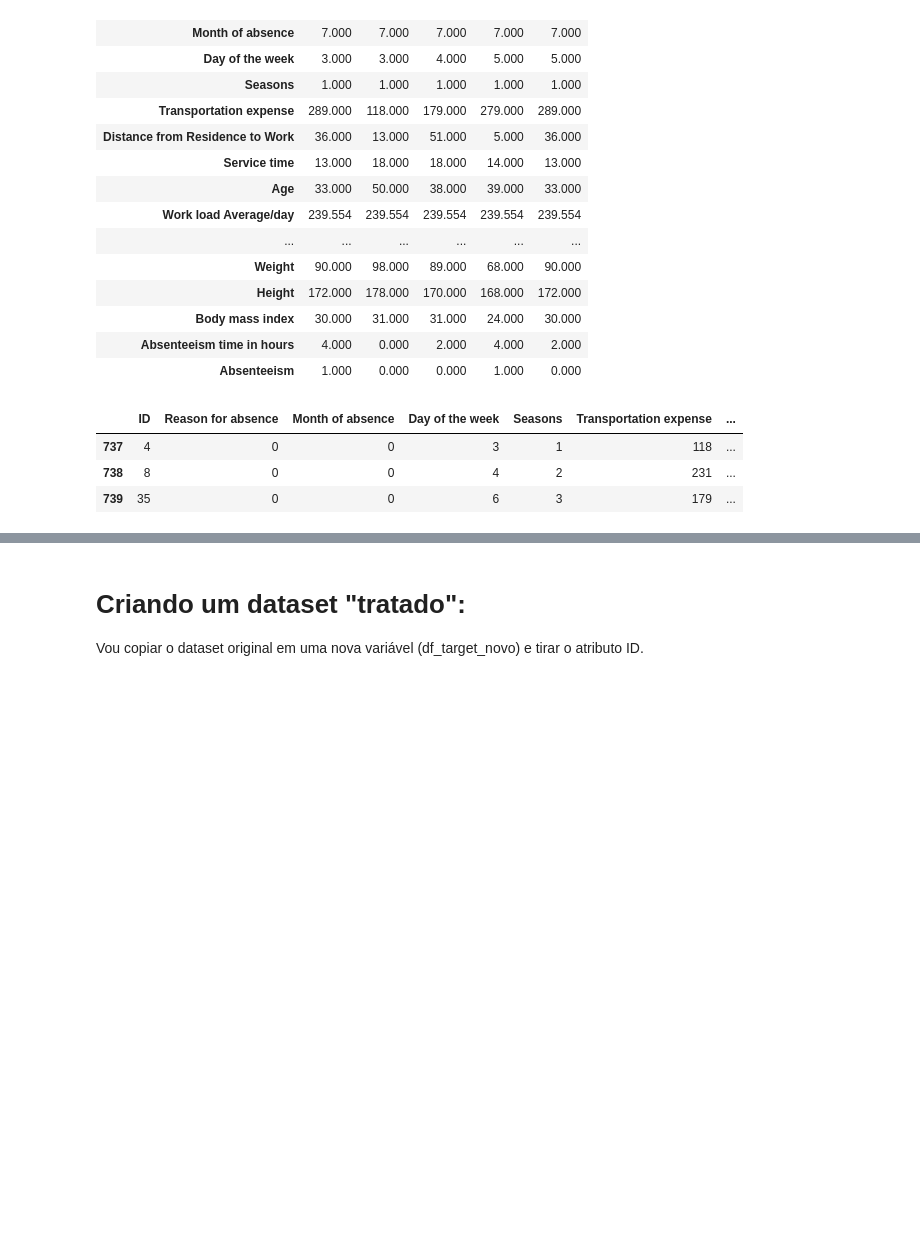
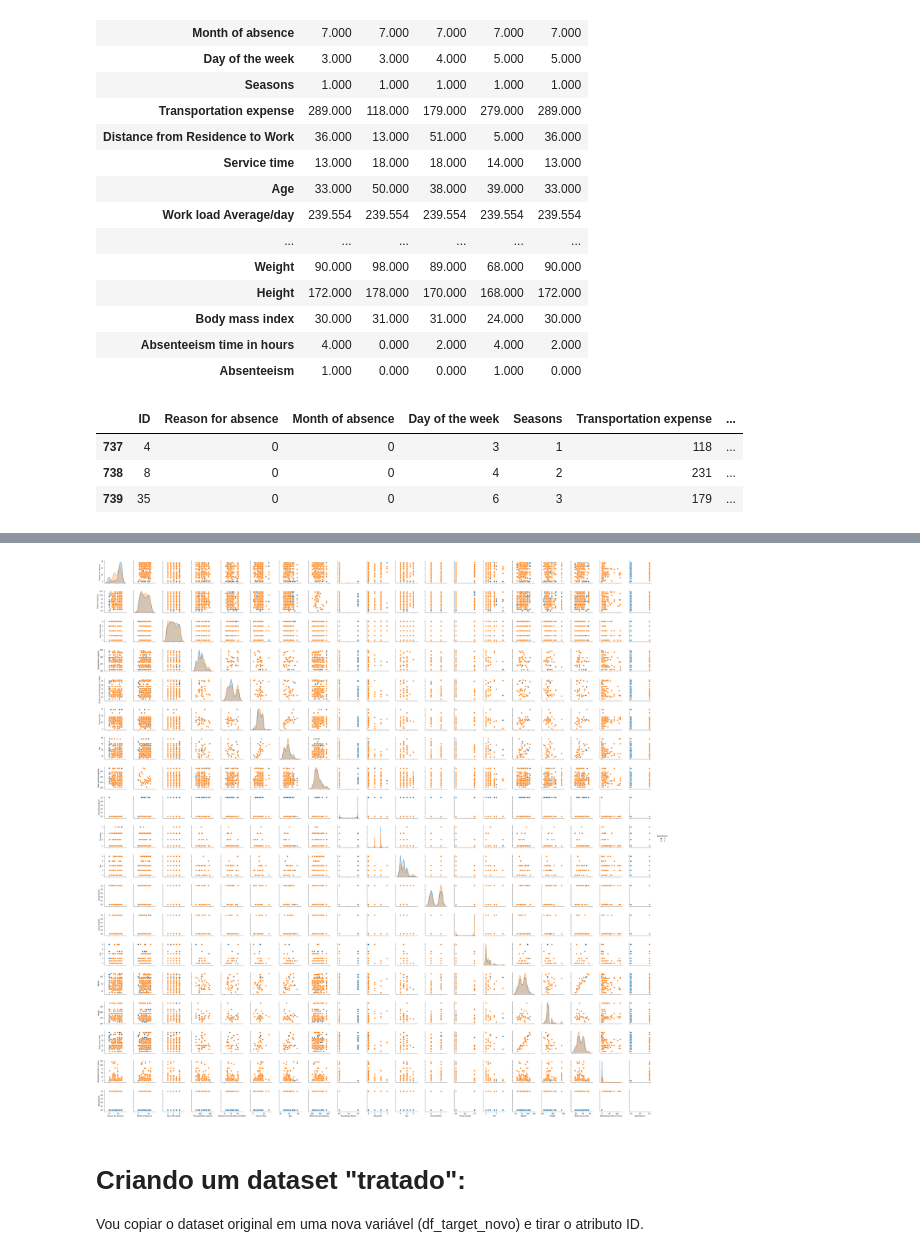
Before and after one commit to guyrux/udemy_ML_AZ, a Jupyter notebook: Teste com dados reais.ipynb, the cells around one changed output, grey strips where cells are left out. Drawn from its saved outputs; the diff is of its cells as text; code cells hidden in the pictures; blank space fills up the shorter version.

```diff
--- a/Teste com dados reais.ipynb
+++ b/Teste com dados reais.ipynb
@@ -133,3 +168,8 @@ Há registros com problemas, preciso voltar ao data prep posteriormente para arr
+# %%
+sns.pairplot(df_para_grafico, kind="scatter", hue="Absenteeism", plot_kws=dict(s=80, edgecolor="white", linewidth=1.0))
+plt.show()
+# %% [output]
+[figure, added]
 # %% [markdown]
 # Criando um dataset "tratado":
 Vou copiar o dataset original em uma nova variável (df_target_novo) e tirar o atributo ID.
```
Also changed, not shown: parts of 20 cells of this notebook.
